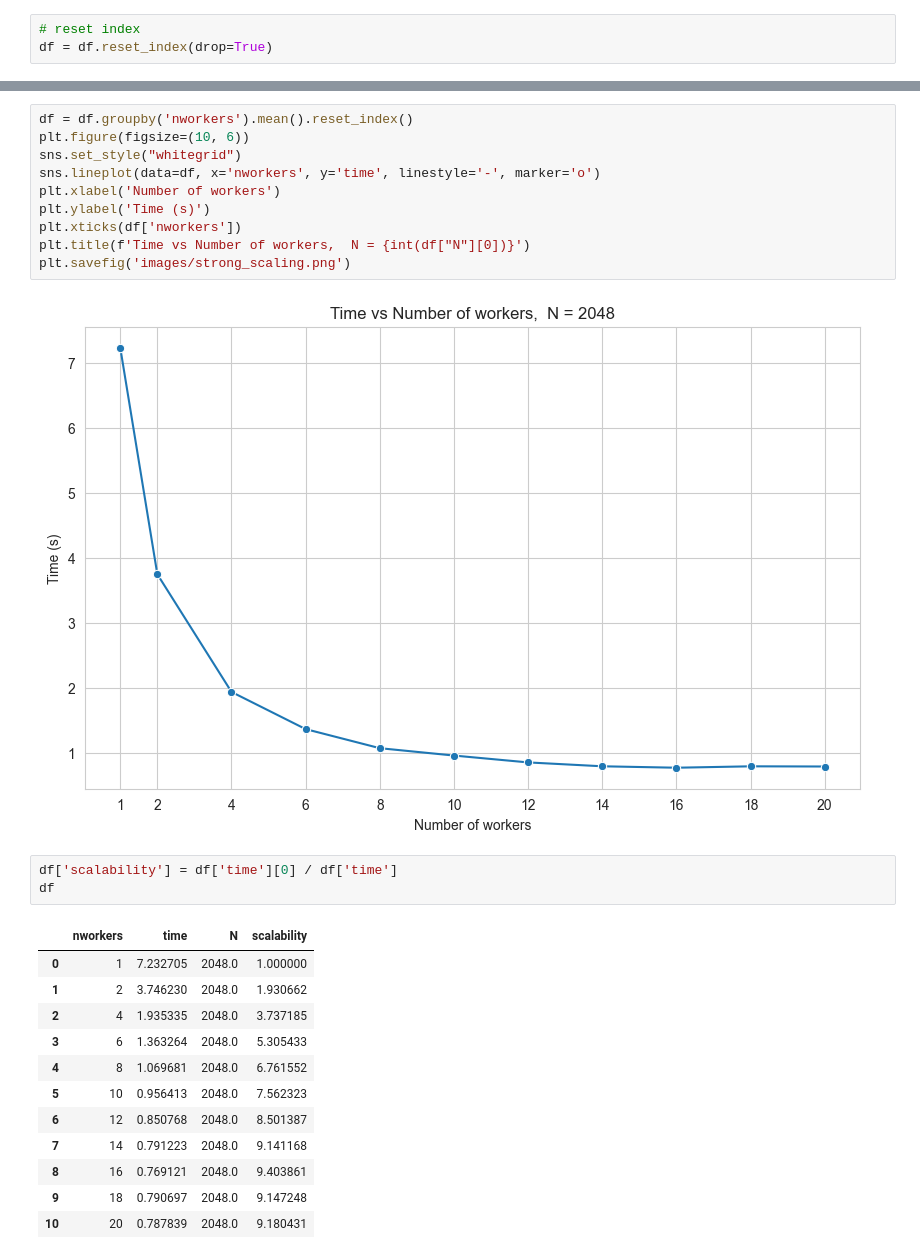
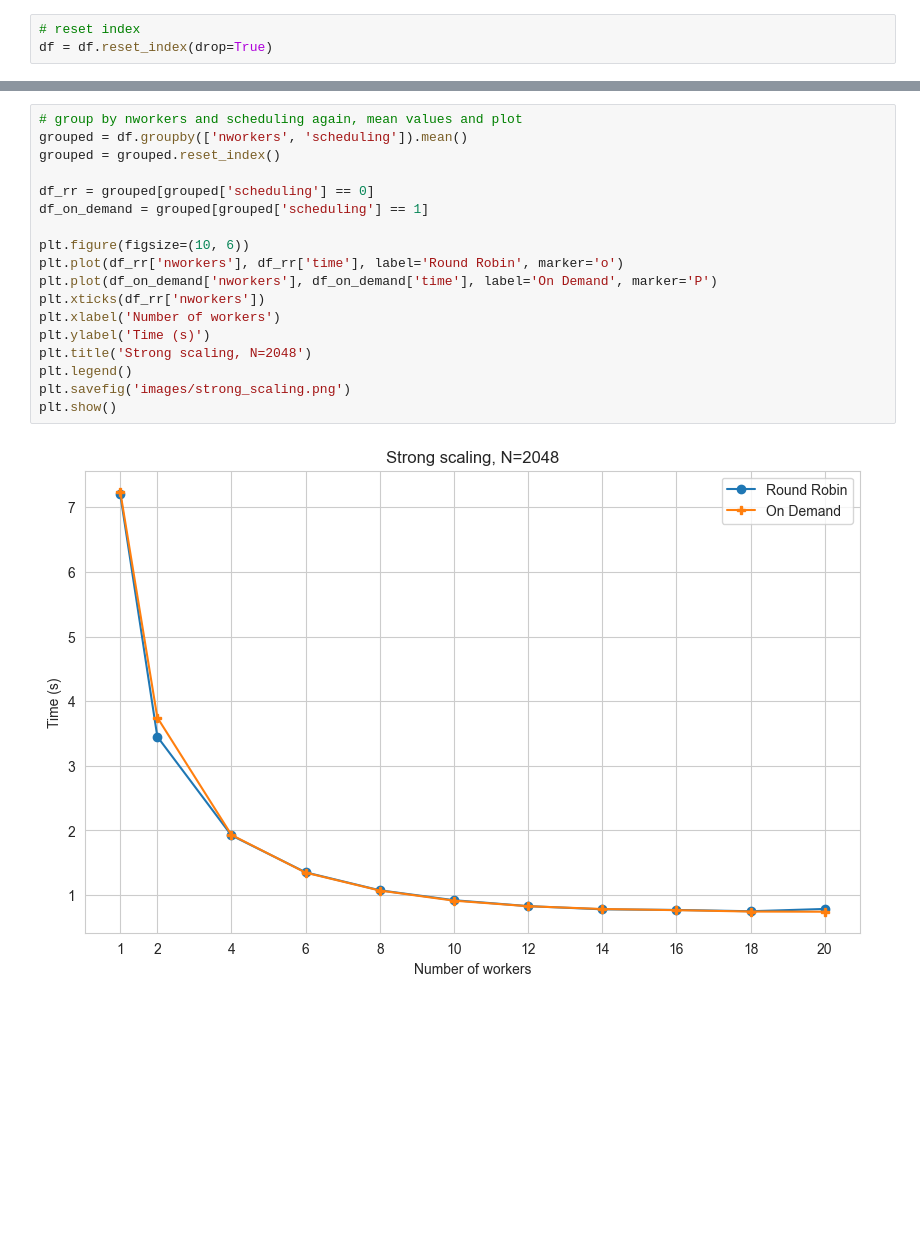
Before and after one commit to g-lago8/SPM-project, a Jupyter notebook: results/results.ipynb, the cells around one changed output, grey strips where cells are left out. Drawn from its saved outputs; the diff is of its cells as text; blank space fills up the shorter version.

```diff
--- a/results/results.ipynb
+++ b/results/results.ipynb
@@ -37,28 +37,20 @@ df
-# %%
-df = df.groupby('nworkers').mean().reset_index()
-plt.figure(figsize=(10, 6))
-sns.set_style("whitegrid")
-sns.lineplot(data=df, x='nworkers', y='time', linestyle='-', marker='o')
-plt.xlabel('Number of workers')
-plt.ylabel('Time (s)')
-plt.xticks(df['nworkers'])
-plt.title(f'Time vs Number of workers,  N = {int(df["N"][0])}')
-plt.savefig('images/strong_scaling.png')
-# %% [output]
-[figure, removed]
-# %%
-df['scalability'] = df['time'][0] / df['time']
-df
-# %% [output]
-|  | nworkers | time | N | scalability |
-| 0 | 1 | 7.232705 | 2048.0 | 1.000000 |
-| 1 | 2 | 3.746230 | 2048.0 | 1.930662 |
-| 2 | 4 | 1.935335 | 2048.0 | 3.737185 |
-| 3 | 6 | 1.363264 | 2048.0 | 5.305433 |
-| 4 | 8 | 1.069681 | 2048.0 | 6.761552 |
-| 5 | 10 | 0.956413 | 2048.0 | 7.562323 |
-| 6 | 12 | 0.850768 | 2048.0 | 8.501387 |
-| 7 | 14 | 0.791223 | 2048.0 | 9.141168 |
-| 8 | 16 | 0.769121 | 2048.0 | 9.403861 |
-| 9 | 18 | 0.790697 | 2048.0 | 9.147248 |
-| 10 | 20 | 0.787839 | 2048.0 | 9.180431 |
+# %%
+# group by nworkers and scheduling again, mean values and plot
+grouped = df.groupby(['nworkers', 'scheduling']).mean()
+grouped = grouped.reset_index()
+
+df_rr = grouped[grouped['scheduling'] == 0]
+df_on_demand = grouped[grouped['scheduling'] == 1]
+
+plt.figure(figsize=(10, 6))
+plt.plot(df_rr['nworkers'], df_rr['time'], label='Round Robin', marker='o')
+plt.plot(df_on_demand['nworkers'], df_on_demand['time'], label='On Demand', marker='P')
+plt.xticks(df_rr['nworkers'])
+plt.xlabel('Number of workers')
+plt.ylabel('Time (s)')
+plt.title('Strong scaling, N=2048')
+plt.legend()
+plt.savefig('images/strong_scaling.png')
+plt.show()
+# %% [output]
+[figure, added]
```
Also changed, not shown: parts of 8 cells of this notebook, 1 other file.
